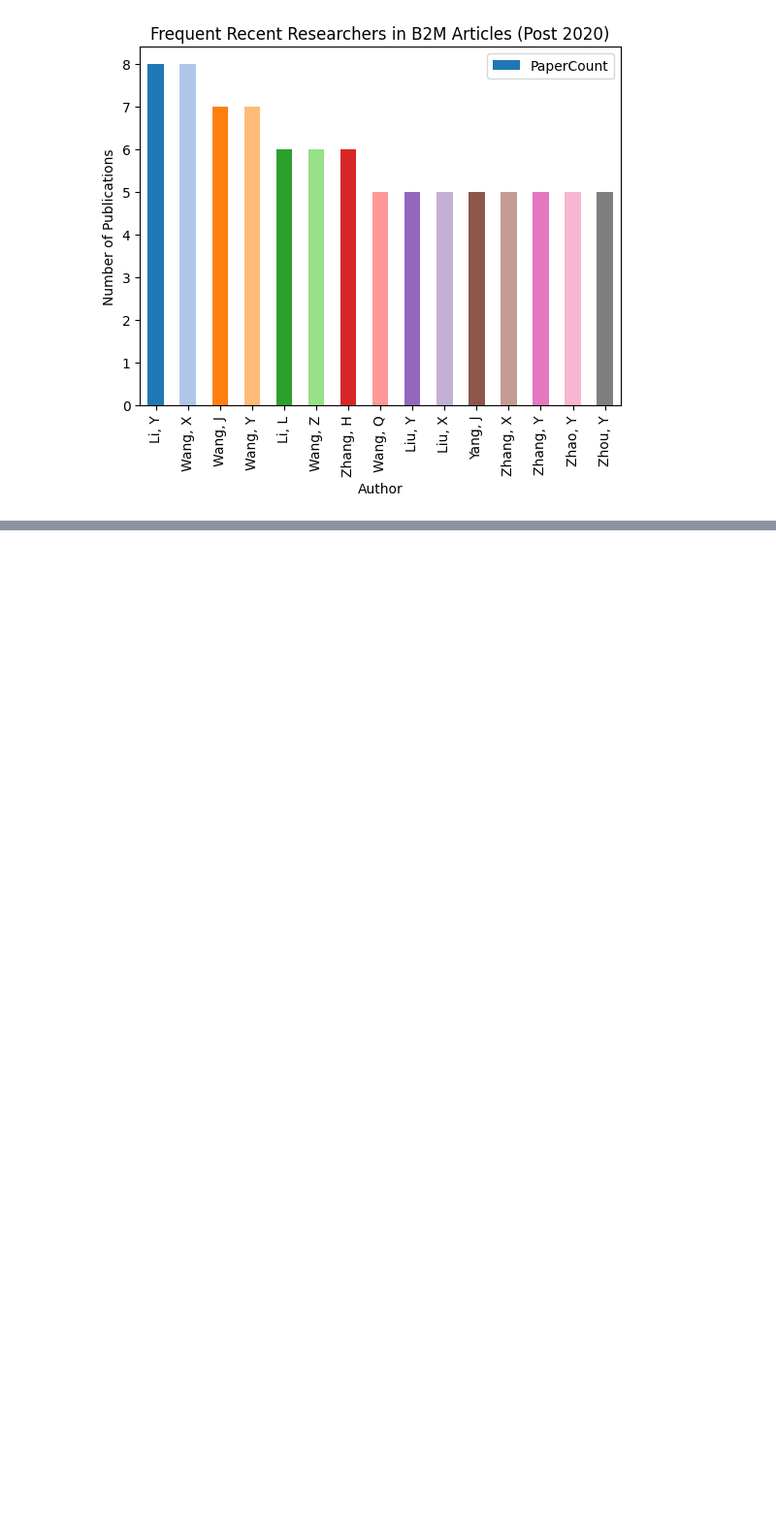
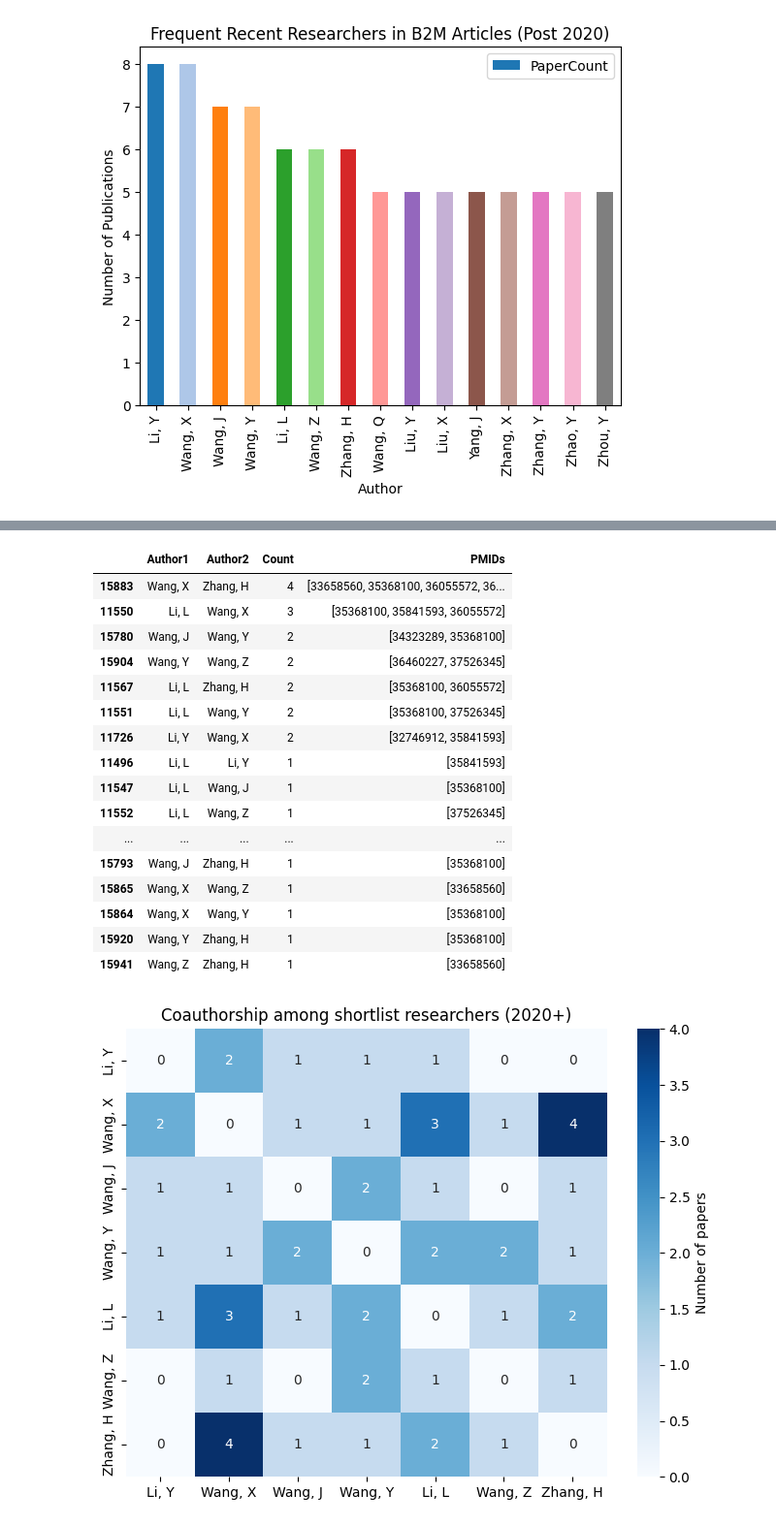
Before and after one commit to LillWawrence/consulting_skills_exam, a Jupyter notebook: mollyconsulting.ipynb, the cells around one changed output, grey strips where cells are left out. Shown at 97% size. Saved outputs shown, nothing was run; the diff lists cells and outputs as text; code cells hidden in the pictures; blank space fills up the shorter version.

```diff
--- a/mollyconsulting.ipynb
+++ b/mollyconsulting.ipynb
@@ -307,0 +329,78 @@ plt.show()
+# %%
+from itertools import combinations
+import pandas as pd
+import seaborn as sns
+import matplotlib.pyplot as plt
+
+mergingauthors = authors.merge(
+    articles[["PMID", "Year"]],
+    on="PMID",
+    how="left"
+)
+
+authors_recent = mergingauthors[mergingauthors["Year"] >= 2020].copy()
+authors_recent = authors_recent.dropna(subset=["AuthorInitials", "AuthorLastname"])
+
+
+authors_recent["Author"] = authors_recent["AuthorLastname"].str.strip() + ", " + authors_recent["AuthorInitials"].str.strip()
+
+
+coauthors_list = []
+
+for pmid, group in authors_recent.groupby("PMID"):
+    authors_in_pmid = group["Author"].unique()
+    if len(authors_in_pmid) >= 2:
+        for author1, author2 in combinations(sorted(authors_in_pmid), 2):
+            coauthors_list.append((pmid, author1, author2))
+
+# --- Convert to DataFrame and summarize ---
+coauthors = pd.DataFrame(coauthors_list, columns=["PMID", "Author1", "Author2"])
+
+coauthor_summary = (
+    coauthors.groupby(["Author1", "Author2"])
+    .agg(
+        Count=("PMID", "nunique"),
+        PMIDs=("PMID", lambda x: list(x.unique()))
+    )
+    .reset_index()
+)
+
+shortlist = ['Li, Y', 'Wang, X', 'Wang, J', 'Wang, Y', 'Li, L', 'Wang, Z', 'Zhang, H']
+
+shortlist_coauthors = coauthor_summary[
+    (coauthor_summary["Author1"].isin(shortlist)) &
+    (coauthor_summary["Author2"].isin(shortlist))
+].sort_values("Count", ascending=False)
+
+display(shortlist_coauthors)
+
+matrix = pd.DataFrame(0, index=shortlist, columns=shortlist)
+
+for _, row in shortlist_coauthors.iterrows():
+    a, b, c = row["Author1"], row["Author2"], row["Count"]
+    matrix.loc[a, b] = c
+    matrix.loc[b, a] = c  # symmetric
+
+plt.figure(figsize=(8,6))
+sns.heatmap(matrix, annot=True, cmap="Blues", cbar_kws={'label': 'Number of papers'})
+plt.title("Coauthorship among shortlist researchers (2020+)")
+plt.show()
+# %% [output]
+|  | Author1 | Author2 | Count | PMIDs |
+| 15883 | Wang, X | Zhang, H | 4 | [33658560, 35368100, 36055572, 36... |
+| 11550 | Li, L | Wang, X | 3 | [35368100, 35841593, 36055572] |
+| 15780 | Wang, J | Wang, Y | 2 | [34323289, 35368100] |
+| 15904 | Wang, Y | Wang, Z | 2 | [36460227, 37526345] |
+| 11567 | Li, L | Zhang, H | 2 | [35368100, 36055572] |
+| 11551 | Li, L | Wang, Y | 2 | [35368100, 37526345] |
+| 11726 | Li, Y | Wang, X | 2 | [32746912, 35841593] |
+| 11496 | Li, L | Li, Y | 1 | [35841593] |
+| 11547 | Li, L | Wang, J | 1 | [35368100] |
+| 11552 | Li, L | Wang, Z | 1 | [37526345] |
+| ... | ... | ... | ... | ... |
+| 15793 | Wang, J | Zhang, H | 1 | [35368100] |
+| 15865 | Wang, X | Wang, Z | 1 | [33658560] |
+| 15864 | Wang, X | Wang, Y | 1 | [35368100] |
+| 15920 | Wang, Y | Zhang, H | 1 | [35368100] |
+| 15941 | Wang, Z | Zhang, H | 1 | [33658560] |
+[figure, added]
```
Also changed, not shown: parts of 1 cell of this notebook.
